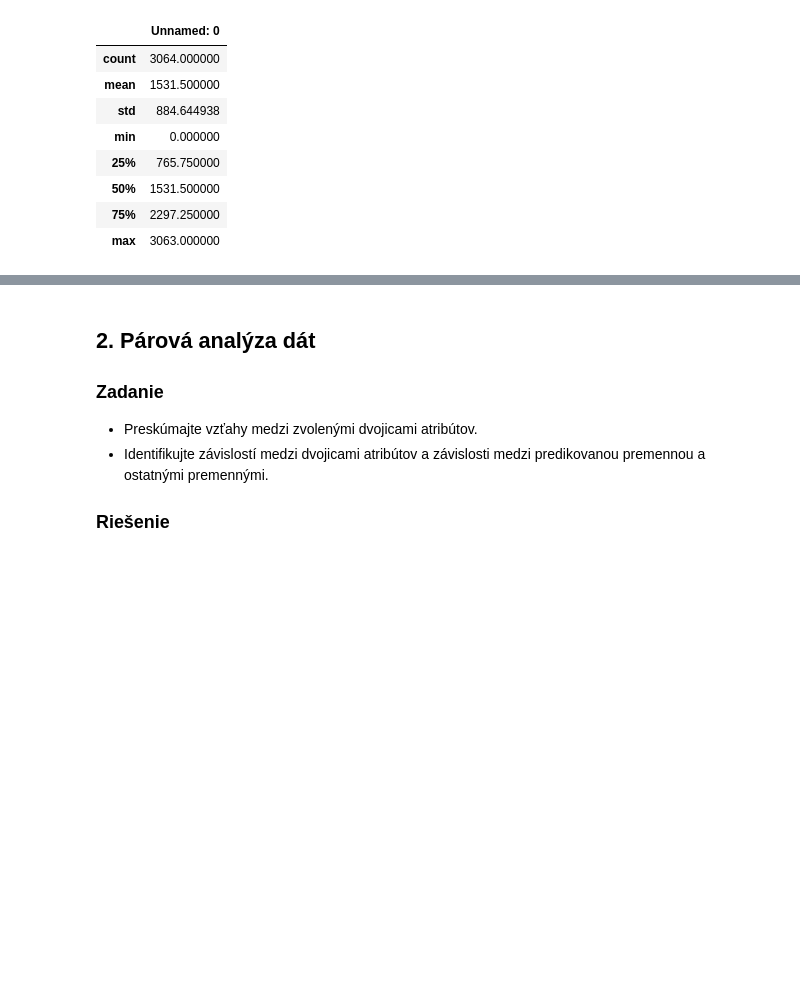
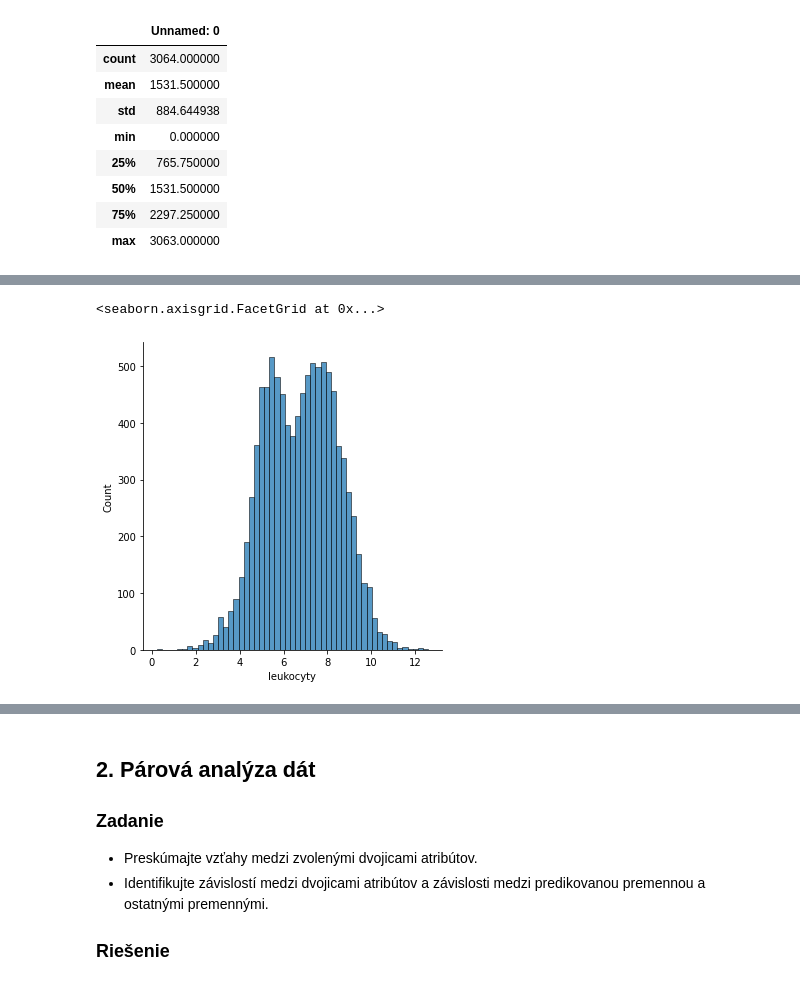
Before and after one commit to Matovic/Chronic-Lymphocytic-Leukemia, a Jupyter notebook: 1-EDA.ipynb, the cells around one changed output, grey strips where cells are left out. Cells and saved outputs as stored; diff of their text form; code cells hidden in the pictures; blank space fills up the shorter version.

```diff
--- a/1-EDA.ipynb
+++ b/1-EDA.ipynb
@@ -145,0 +173,5 @@ df_labor.describe()
+# %%
+sns.displot(df_labor.leukocyty)
+# %% [output]
+<seaborn.axisgrid.FacetGrid at 0x...>
+[figure, added]
```
Also changed, not shown: parts of 25 cells of this notebook.
